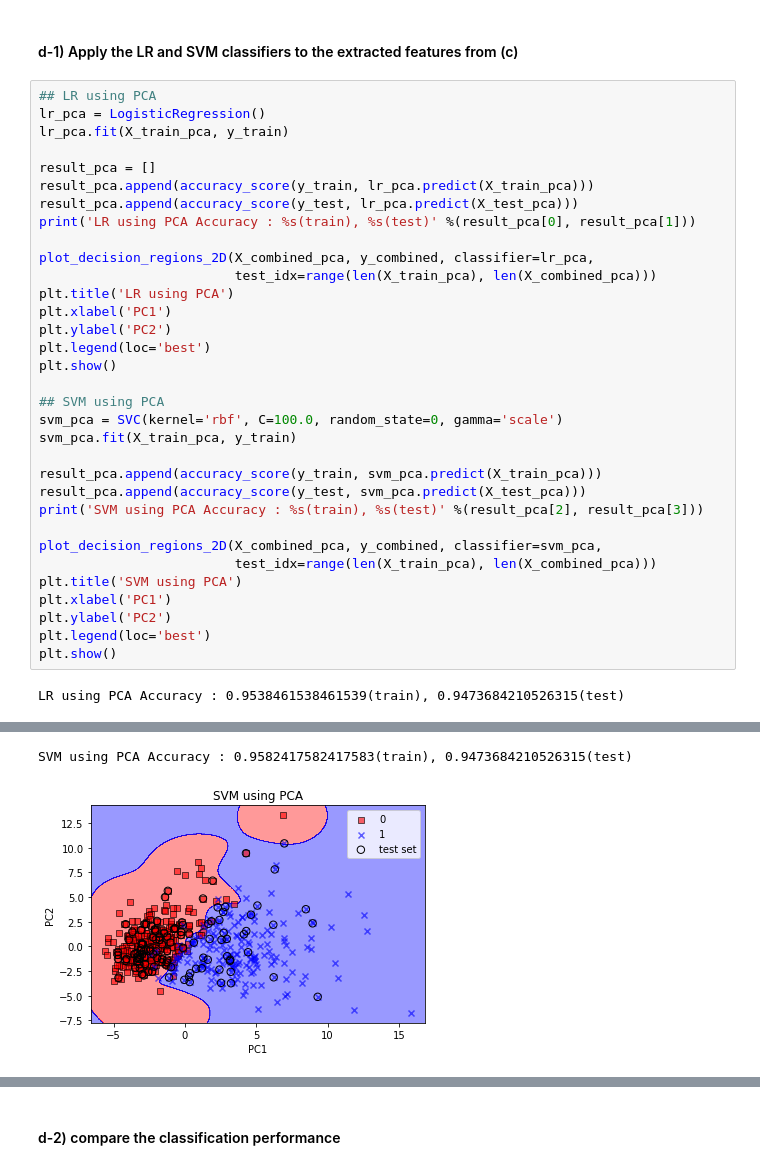
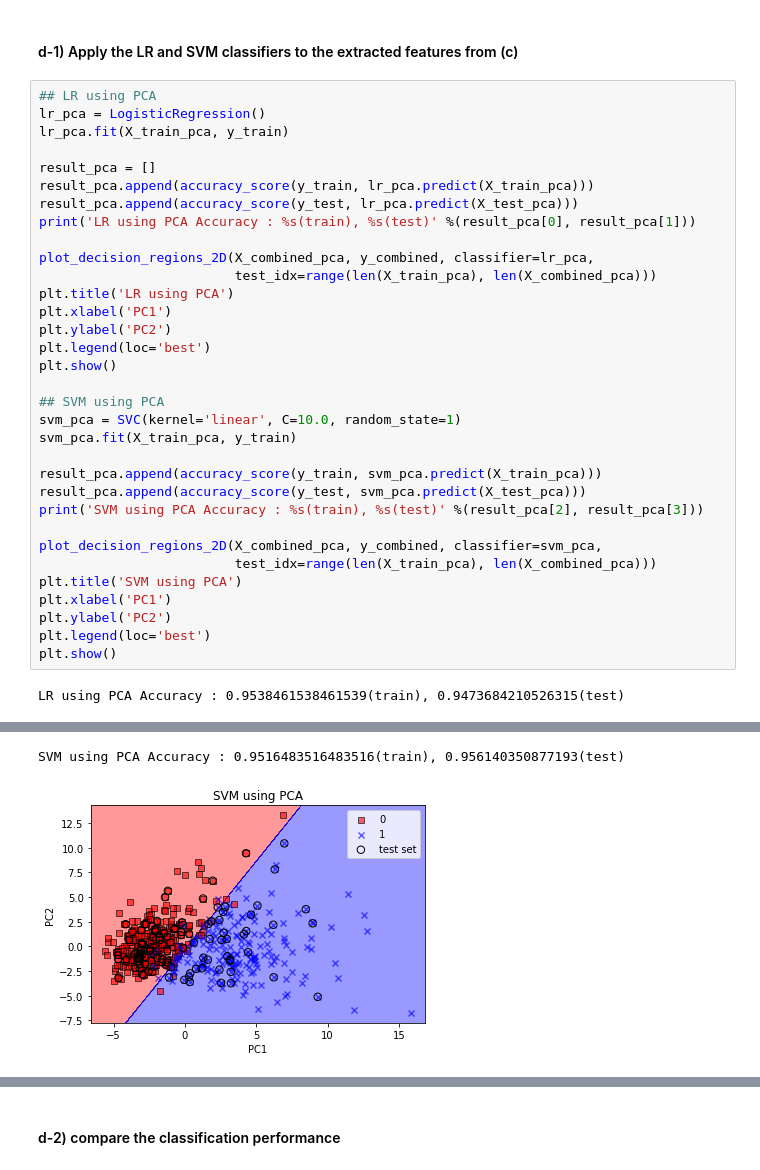
Before and after one commit to happyhyowon/work, a Jupyter notebook: HyowonKim_2019070723_Hw3.ipynb, the cells around one changed output, grey strips where cells are left out. Cells and saved outputs as stored; diff of their text form.

```diff
--- a/HyowonKim_2019070723_Hw3.ipynb
+++ b/HyowonKim_2019070723_Hw3.ipynb
@@ -385,36 +450,36 @@ lr_pca.fit(X_train_pca, y_train)
 result_pca = []
 result_pca.append(accuracy_score(y_train, lr_pca.predict(X_train_pca)))
 result_pca.append(accuracy_score(y_test, lr_pca.predict(X_test_pca)))
 print('LR using PCA Accuracy : %s(train), %s(test)' %(result_pca[0], result_pca[1]))
 
 plot_decision_regions_2D(X_combined_pca, y_combined, classifier=lr_pca,
                          test_idx=range(len(X_train_pca), len(X_combined_pca)))
 plt.title('LR using PCA')
 plt.xlabel('PC1')
 plt.ylabel('PC2')
 plt.legend(loc='best')
 plt.show()
 
 ## SVM using PCA
-svm_pca = SVC(kernel='rbf', C=100.0, random_state=0, gamma='scale')
+svm_pca = SVC(kernel='linear', C=10.0, random_state=1)
 svm_pca.fit(X_train_pca, y_train)
 
 result_pca.append(accuracy_score(y_train, svm_pca.predict(X_train_pca)))
 result_pca.append(accuracy_score(y_test, svm_pca.predict(X_test_pca)))
 print('SVM using PCA Accuracy : %s(train), %s(test)' %(result_pca[2], result_pca[3]))
 
 plot_decision_regions_2D(X_combined_pca, y_combined, classifier=svm_pca,
                          test_idx=range(len(X_train_pca), len(X_combined_pca)))
 plt.title('SVM using PCA')
 plt.xlabel('PC1')
 plt.ylabel('PC2')
 plt.legend(loc='best')
 plt.show()
 # %% [output]
 LR using PCA Accuracy : 0.9538461538461539(train), 0.9473684210526315(test)
 [figure]
-SVM using PCA Accuracy : 0.9582417582417583(train), 0.9473684210526315(test)
+SVM using PCA Accuracy : 0.9516483516483516(train), 0.956140350877193(test)
-[figure, old version]
+[figure, new version]
 # %%
 ## LR using LDA
 lr_lda = LogisticRegression()
```
Also changed, not shown: parts of 20 cells of this notebook.
